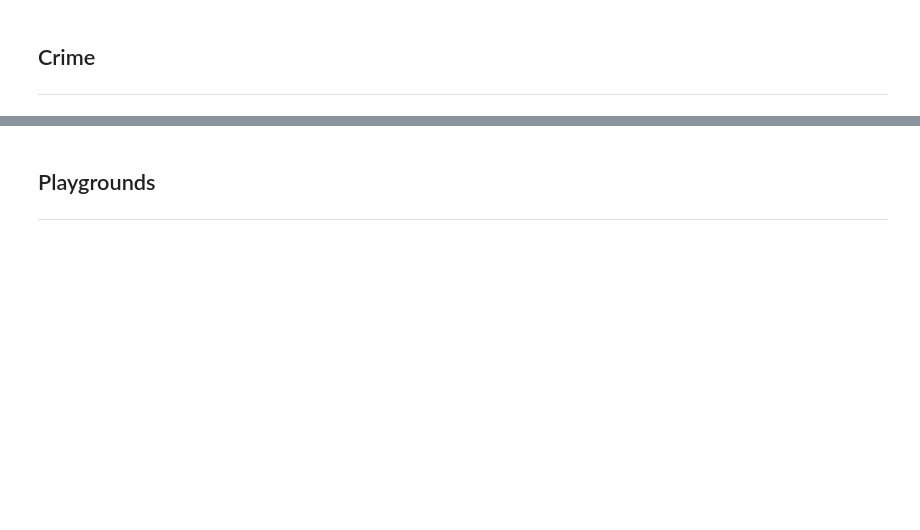
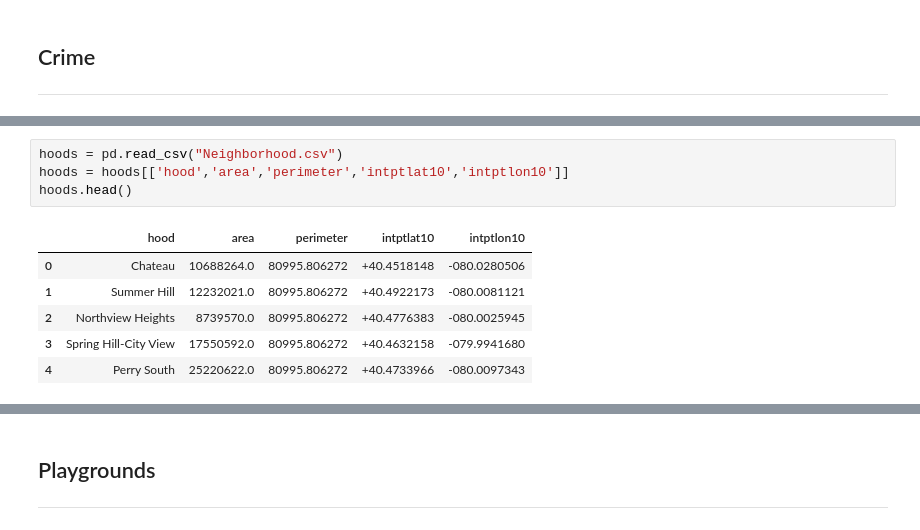
Before and after one commit to srj42/Big-Ideas-Final-Project, a Jupyter notebook: Final.ipynb, the cells around one changed output, grey strips where cells are left out. Cells and saved outputs as stored; diff of their text form; blank space fills up the shorter version.

```diff
--- a/Final.ipynb
+++ b/Final.ipynb
@@ -17,0 +45,11 @@ As mentioned, we wanted our metric to center around safety, and after a bit more
+# %%
+hoods = pd.read_csv("Neighborhood.csv")
+hoods = hoods[['hood','area','perimeter','intptlat10','intptlon10']]
+hoods.head()
+# %% [output]
+|  | hood | area | perimeter | intptlat10 | intptlon10 |
+| 0 | Chateau | 10688264.0 | 80995.806272 | +40.4518148 | -080.0280506 |
+| 1 | Summer Hill | 12232021.0 | 80995.806272 | +40.4922173 | -080.0081121 |
+| 2 | Northview Heights | 8739570.0 | 80995.806272 | +40.4776383 | -080.0025945 |
+| 3 | Spring Hill-City View | 17550592.0 | 80995.806272 | +40.4632158 | -079.9941680 |
+| 4 | Perry South | 25220622.0 | 80995.806272 | +40.4733966 | -080.0097343 |
```
Also changed, not shown: parts of 9 cells of this notebook.
